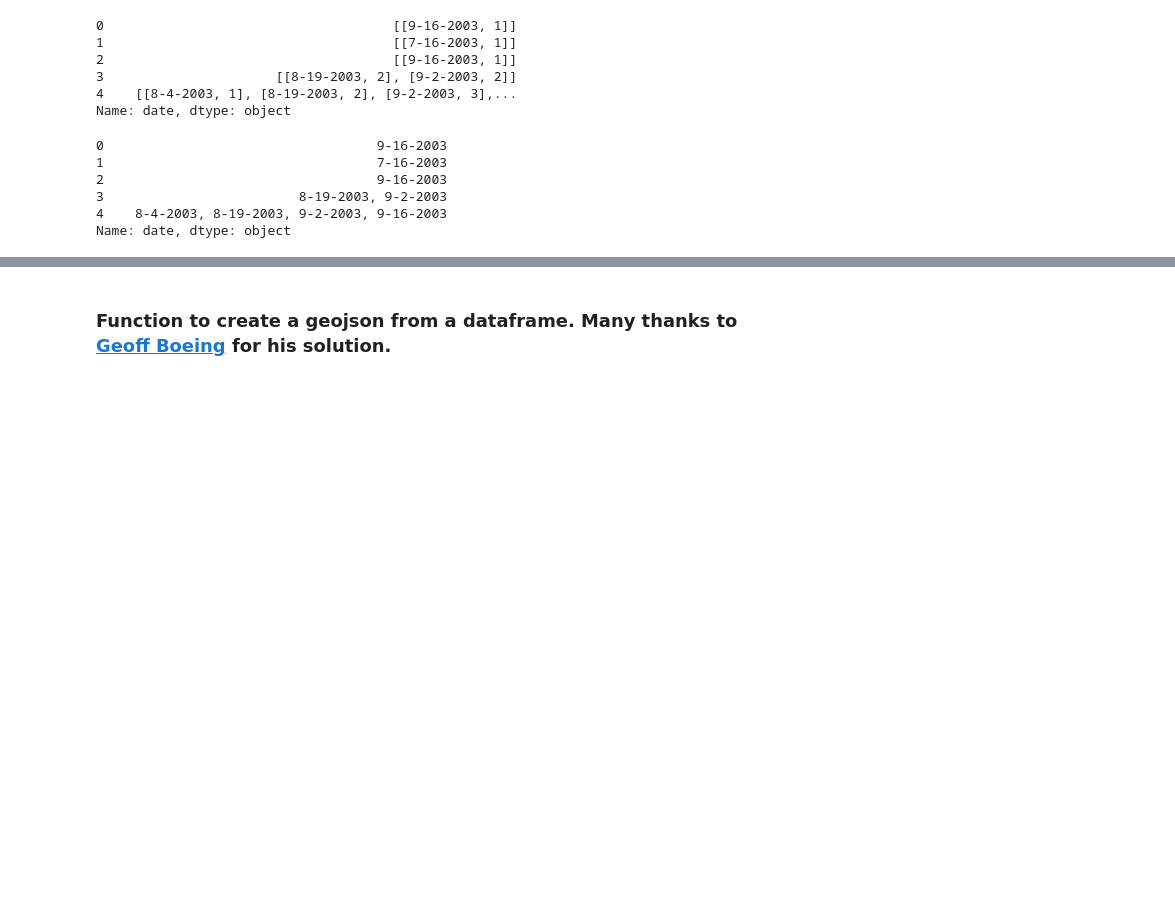
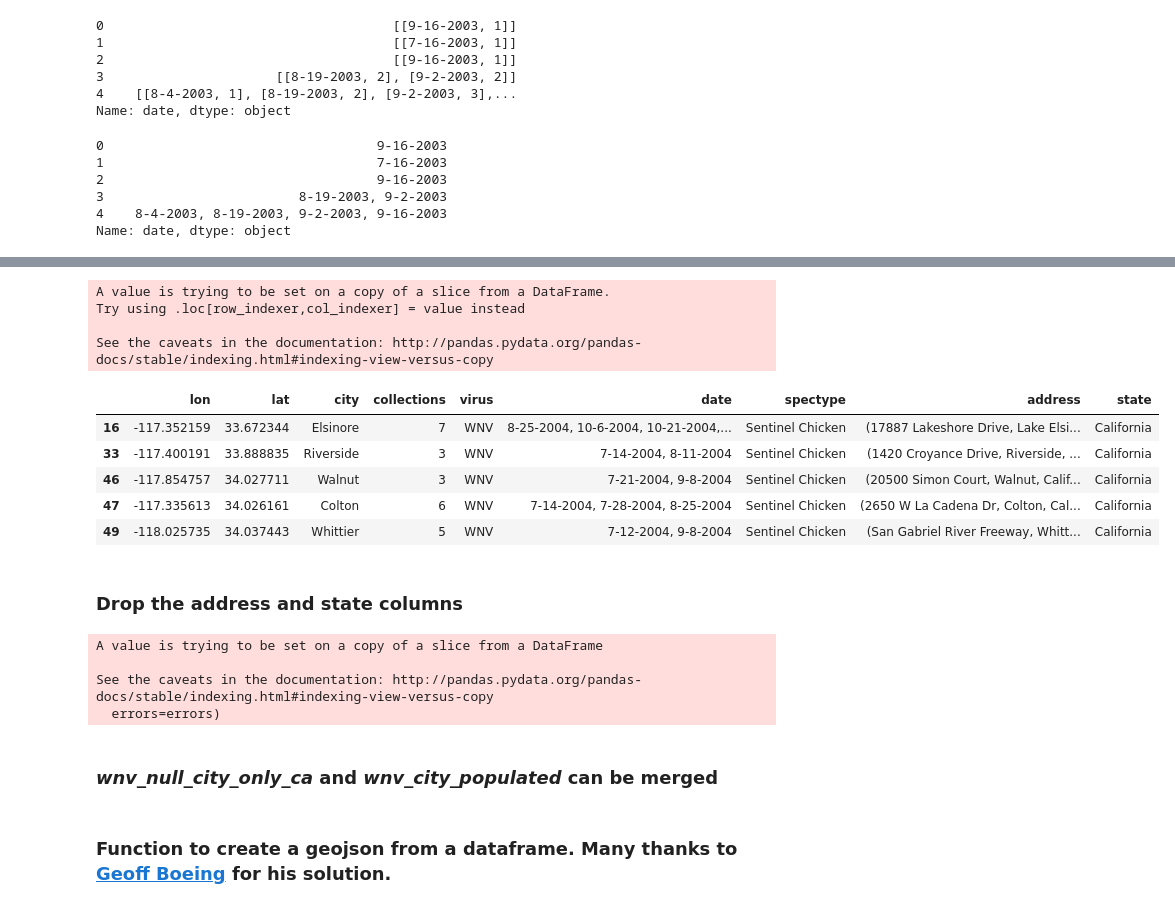
Before and after one commit to bazini627/nmpFinalProject, a Jupyter notebook: wnvDataCleanup.ipynb, the cells around one changed output, grey strips where cells are left out. Saved outputs shown, nothing was run; the diff lists cells and outputs as text; code cells hidden in the pictures; blank space fills up the shorter version.

```diff
--- a/wnvDataCleanup.ipynb
+++ b/wnvDataCleanup.ipynb
@@ -322,0 +454,2 @@ Name: date, dtype: object
+# %%
+wnv_null_city_dropped_pts['state'] = states
@@ -322,0 +464,2 @@ Name: date, dtype: object
+# %%
+wnv_null_city_only_ca = wnv_null_city_dropped_pts.loc[wnv_null_city_dropped_pts['state'] == 'California']
@@ -322,0 +485,21 @@ Name: date, dtype: object
+# %%
+# Empty list to hold extracted city
+cities = []
+
+# Address column to a list
+addies = wnv_null_city_only_ca['address'].tolist()
+
+# Loop through the addresses, pull out the city and append to cities list
+for addy in addies:
+
+    # Convert Shapely object to a string
+    addy_as_string = str(addy)
+
+    # Regex looking for something like City,California anywhere in our address string
+    city_state = re.search("([A-Z][a-z]+)+,\s[C][a]+", addy_as_string)
+
+    # If we have a match append the city to our cities list
+    if city_state:
+        cities.append(city_state.group(1))
+
+#print(cities)
@@ -322,0 +528,28 @@ Name: date, dtype: object
+# %%
+### Matches so we can drop our original city column
+wnv_null_city_only_ca['city'] = cities
+# %% [output]
+A value is trying to be set on a copy of a slice from a DataFrame.
+Try using .loc[row_indexer,col_indexer] = value instead
+
+See the caveats in the documentation: http://pandas.pydata.org/pandas-docs/stable/indexing.html#indexing-view-versus-copy
+# %%
+wnv_null_city_only_ca.head()
+# %% [output]
+|  | lon | lat | city | collections | virus | date | spectype | address | state |
+| 16 | -117.352159 | 33.672344 | Elsinore | 7 | WNV | 8-25-2004, 10-6-2004, 10-21-2004,... | Sentinel Chicken | (17887 Lakeshore Drive, Lake Elsi... | California |
+| 33 | -117.400191 | 33.888835 | Riverside | 3 | WNV | 7-14-2004, 8-11-2004 | Sentinel Chicken | (1420 Croyance Drive, Riverside, ... | California |
+| 46 | -117.854757 | 34.027711 | Walnut | 3 | WNV | 7-21-2004, 9-8-2004 | Sentinel Chicken | (20500 Simon Court, Walnut, Calif... | California |
+| 47 | -117.335613 | 34.026161 | Colton | 6 | WNV | 7-14-2004, 7-28-2004, 8-25-2004 | Sentinel Chicken | (2650 W La Cadena Dr, Colton, Cal... | California |
+| 49 | -118.025735 | 34.037443 | Whittier | 5 | WNV | 7-12-2004, 9-8-2004 | Sentinel Chicken | (San Gabriel River Freeway, Whitt... | California |
+# %% [markdown]
+### Drop the address and state columns
+# %%
+wnv_null_city_only_ca.drop(columns=['address', 'state'], axis=1, inplace=True)
+# %% [output]
+A value is trying to be set on a copy of a slice from a DataFrame
+
+See the caveats in the documentation: http://pandas.pydata.org/pandas-docs/stable/indexing.html#indexing-view-versus-copy
+  errors=errors)
+# %% [markdown]
+### *wnv_null_city_only_ca* and *wnv_city_populated* can be merged
```
Also changed, not shown: parts of 26 cells of this notebook, 2 other files.
